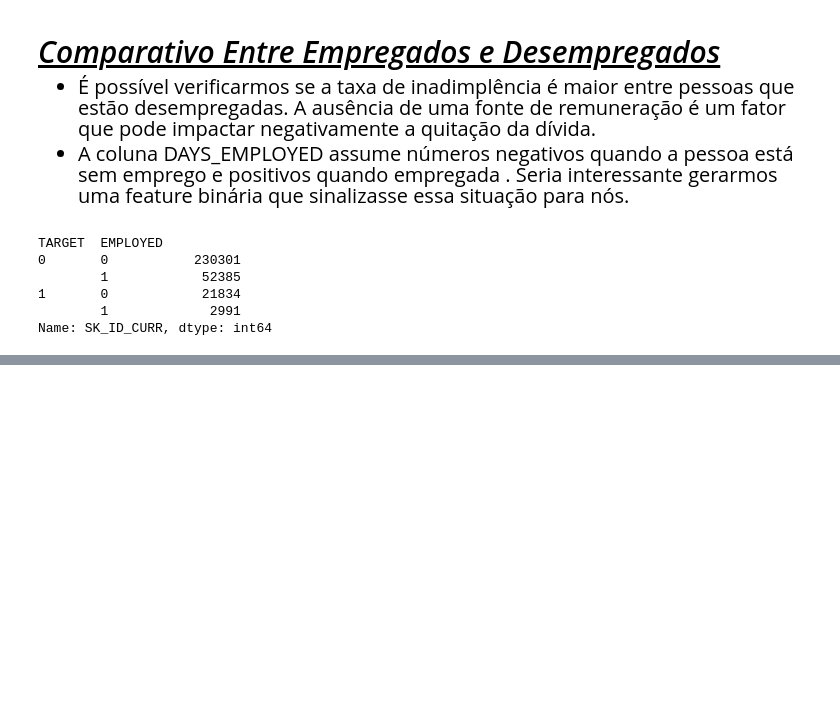
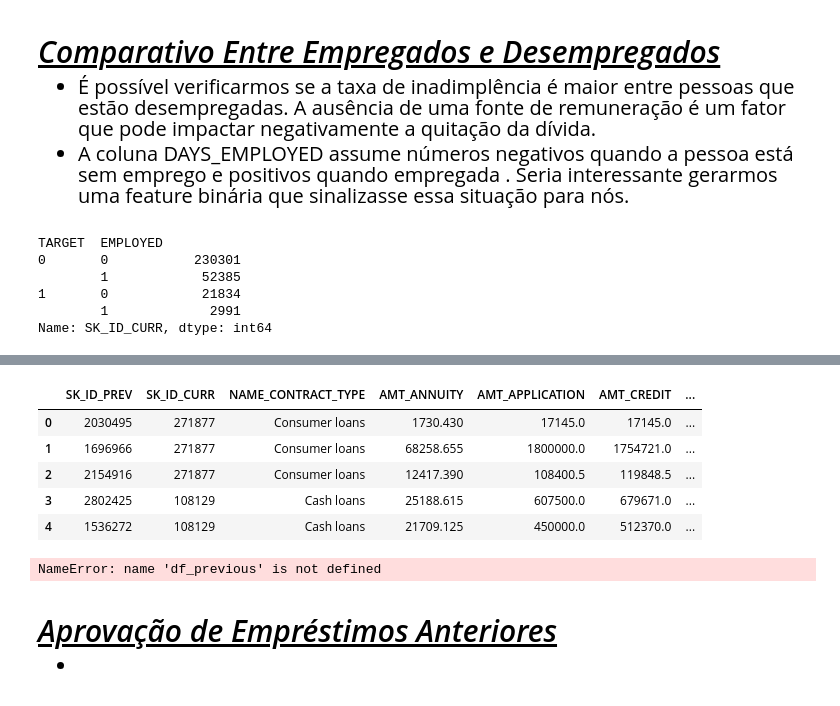
Before and after one commit to felipesveiga/home-loans, a Jupyter notebook: project/home-default.ipynb, the cells around one changed output, grey strips where cells are left out. Cells and saved outputs as stored; diff of their text form; code cells hidden in the pictures; blank space fills up the shorter version.

```diff
--- a/project/home-default.ipynb
+++ b/project/home-default.ipynb
@@ -216,0 +312,25 @@ def make_df(df:pd.DataFrame)->pd.DataFrame:
+# %%
+df_previous = pd.read_csv('data/previous_application.csv')
+# %%
+# Acrescentando as FLAG's de target no dataset.
+df_previous = df_previous.merge(df_train[['TARGET', 'SK_ID_CURR']], how='inner', left_on='SK_ID_CURR', right_on='SK_ID_CURR')
+df_previous.head()
+# %% [output]
+|  | SK_ID_PREV | SK_ID_CURR | NAME_CONTRACT_TYPE | AMT_ANNUITY | AMT_APPLICATION | AMT_CREDIT | ... |
+| 0 | 2030495 | 271877 | Consumer loans | 1730.430 | 17145.0 | 17145.0 | ... |
+| 1 | 1696966 | 271877 | Consumer loans | 68258.655 | 1800000.0 | 1754721.0 | ... |
+| 2 | 2154916 | 271877 | Consumer loans | 12417.390 | 108400.5 | 119848.5 | ... |
+| 3 | 2802425 | 108129 | Cash loans | 25188.615 | 607500.0 | 679671.0 | ... |
+| 4 | 1536272 | 108129 | Cash loans | 21709.125 | 450000.0 | 512370.0 | ... |
+# %%
+del df_previous
+# %% [output]
+NameError: name 'df_previous' is not defined
+# %% [markdown]
+<h4 style='font-size:30px;font-style:italic;text-decoration:underline'> Aprovação de Empréstimos Anteriores</h4>
+<div>
+    <ul style='font-size:20px'>
+        <li>
+        </li>
+     </ul>
+</div>
```
Also changed, not shown: parts of 20 cells of this notebook.
